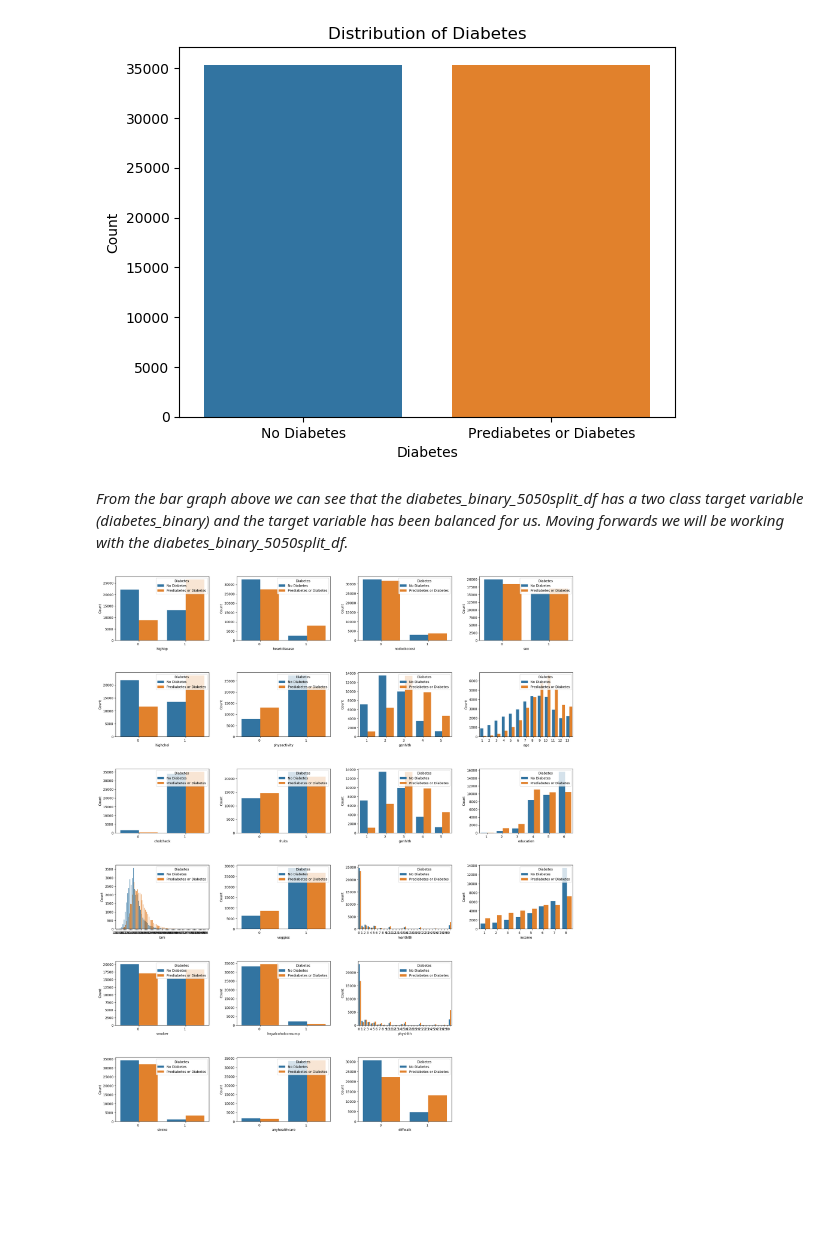
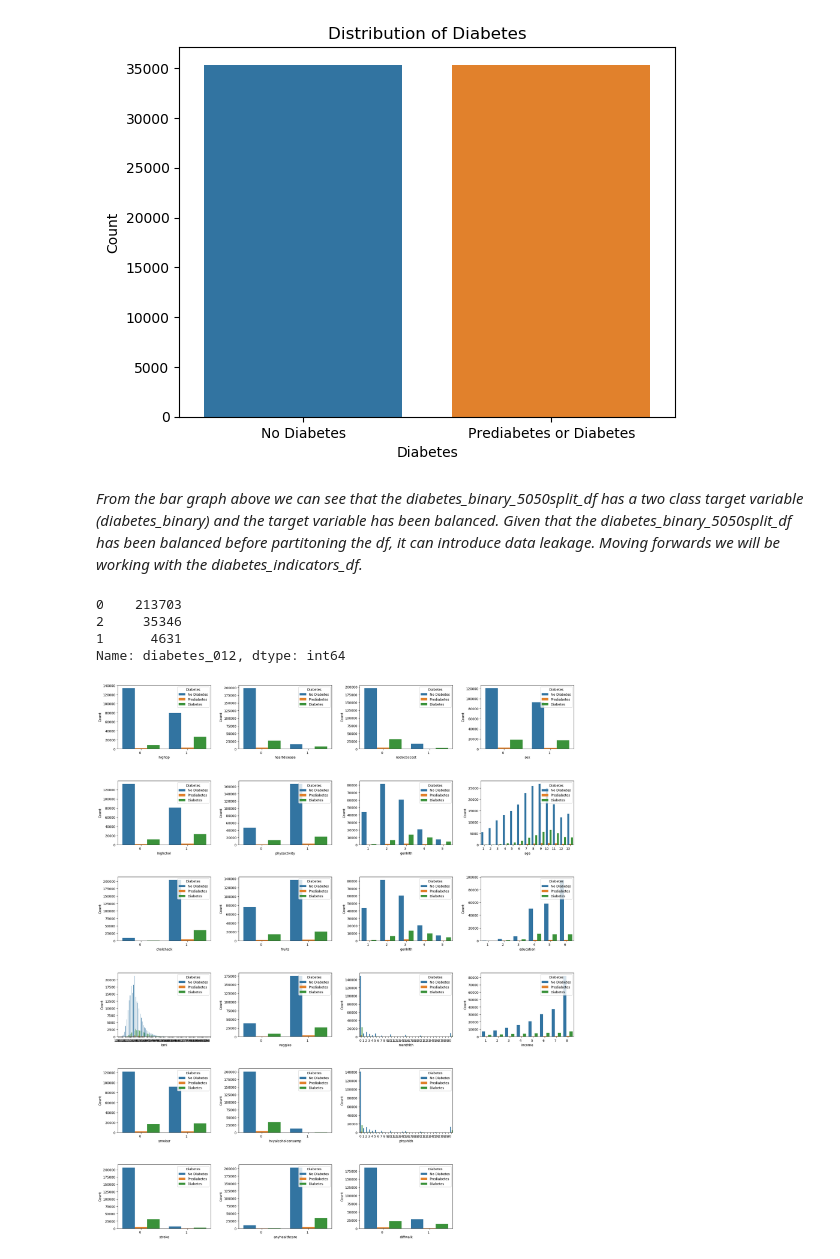
Before and after one commit to ChrisGarciaDS/Predict-Diabetes-Cloud, a Jupyter notebook: analysisNotebook.ipynb, the cells around one changed output. Drawn from its saved outputs; the diff is of its cells as text; code cells hidden in the pictures; blank space fills up the shorter version.

```diff
--- a/analysisNotebook.ipynb
+++ b/analysisNotebook.ipynb
@@ -448,41 +401,51 @@ plt.show()
 # %% [output]
 [figure]
 # %% [markdown]
-*From the bar graph above we can see that the diabetes_binary_5050split_df has a two class target variable (diabetes_binary) and the target variable has been balanced for us. Moving forwards we will be working with the diabetes_binary_5050split_df.*
+*From the bar graph above we can see that the diabetes_binary_5050split_df has a two class target variable (diabetes_binary) and the target variable has been balanced. Given that the diabetes_binary_5050split_df has been balanced before partitoning the df, it can introduce data leakage. Moving forwards we will be working with the diabetes_indicators_df.*
+# %%
+diabetes_indicators_df['diabetes_012'].value_counts()
+# %% [output]
+0    213703
+2     35346
+1      4631
+Name: diabetes_012, dtype: int64
 # %%
 # Bar plot: Diabetes by predictor variables
 
 predictors = ['highbp', 'highchol', 'cholcheck', 'bmi', 'smoker', 'stroke', 'heartdisease', 'physactivity', 'fruits', 'veggies', 'hvyalcoholconsump',
               'anyhealthcare', 'nodocbccost', 'genhlth', 'genhlth', 'menthlth', 'physhlth', 'diffwalk', 'sex', 'age', 'education', 'income']
 
 fig, axes = plt.subplots(6, 4, figsize = (25, 30))
 
 # Create bar charts for each predictor variable
 for i, pred in enumerate(predictors):
     # Calculate row and column indices
     row = i % 6
     col = i // 6
 
     # Create bar chart for each predictor variable
-    fig = sns.countplot(x = pred, hue = 'diabetes_binary', data = diabetes_binary_5050split_df, ax = axes[row, col])
+    fig = sns.countplot(x = pred, hue = 'diabetes_012', data = diabetes_indicators_df, ax = axes[row, col])
     fig.set_xticklabels(fig.get_xticklabels(), horizontalalignment = 'right')
     fig.set_xlabel(pred)
     fig.set_ylabel('Count')
-    fig.legend(title = 'Diabetes', loc = 'upper right', labels = ['No Diabetes', 'Prediabetes or Diabetes'])
+    fig.legend(title = 'Diabetes', loc = 'upper right', labels = ['No Diabetes', 'Prediabetes', 'Diabetes'])
 
 # Adjust the space between subplots
 plt.subplots_adjust(hspace = 0.5, wspace = 0.3)
 
 # Hide unused subplots
 for j in range(i + 1, 24):
     row = j % 6
     col = j // 6
     axes[row, col].axis('off')
 
 # Show the plot
+
+plt.savefig('diabetes_indicators.png')
+
 plt.show()
 # %% [output]
-[figure, old version]
+[figure, new version]
 # %%
 # Box plot: View outliers of Diabetes 50/50 Split dataframe
 plt.figure(figsize = (50, 15))
```
Also changed, not shown: parts of 42 cells of this notebook.
